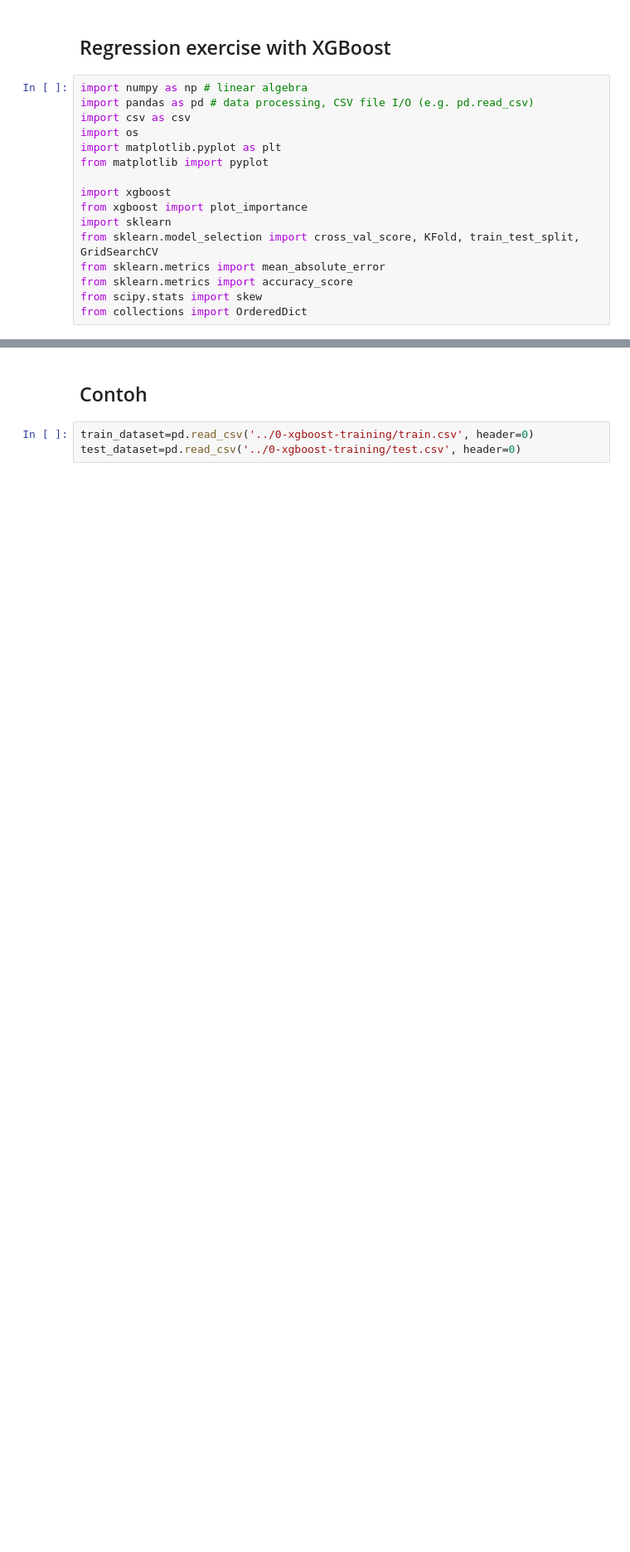
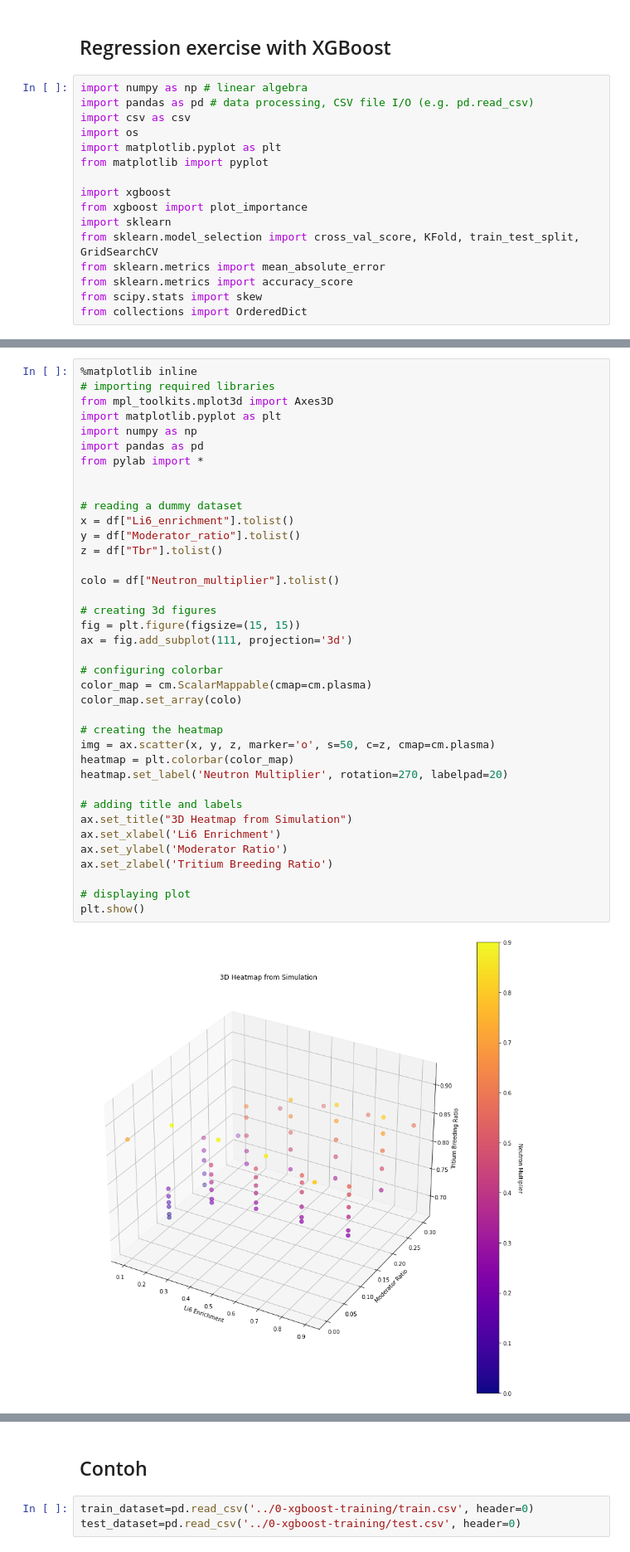
Before and after one commit to husni-zuhdi/husni-undergrad-thesis, a Jupyter notebook: jupyter-notebooks/2-data-analysis/2_Data_Analysis.ipynb, the cells around one changed output, grey strips where cells are left out. Shown: that part at 83% size. Drawn from its saved outputs; the diff is of its cells as text; blank space fills up the shorter version.

```diff
--- a/jupyter-notebooks/2-data-analysis/2_Data_Analysis.ipynb
+++ b/jupyter-notebooks/2-data-analysis/2_Data_Analysis.ipynb
@@ -141 +113,41 @@ plt.show()
+# %%
+%matplotlib inline
+# importing required libraries
+from mpl_toolkits.mplot3d import Axes3D
+import matplotlib.pyplot as plt
+import numpy as np
+import pandas as pd
+from pylab import *
+
+
+# reading a dummy dataset
+x = df["Li6_enrichment"].tolist()
+y = df["Moderator_ratio"].tolist()
+z = df["Tbr"].tolist()
+
+colo = df["Neutron_multiplier"].tolist()
+
+# creating 3d figures
+fig = plt.figure(figsize=(15, 15))
+ax = fig.add_subplot(111, projection='3d')
+
+# configuring colorbar
+color_map = cm.ScalarMappable(cmap=cm.plasma)
+color_map.set_array(colo)
+
+# creating the heatmap
+img = ax.scatter(x, y, z, marker='o', s=50, c=z, cmap=cm.plasma)
+heatmap = plt.colorbar(color_map)
+heatmap.set_label('Neutron Multiplier', rotation=270, labelpad=20)
+
+# adding title and labels
+ax.set_title("3D Heatmap from Simulation")
+ax.set_xlabel('Li6 Enrichment')
+ax.set_ylabel('Moderator Ratio')
+ax.set_zlabel('Tritium Breeding Ratio')
+
+# displaying plot
+plt.show()
+# %% [output]
+[figure, added]
 # %%
```
Also changed, not shown: parts of 23 cells of this notebook, 1 other file.
